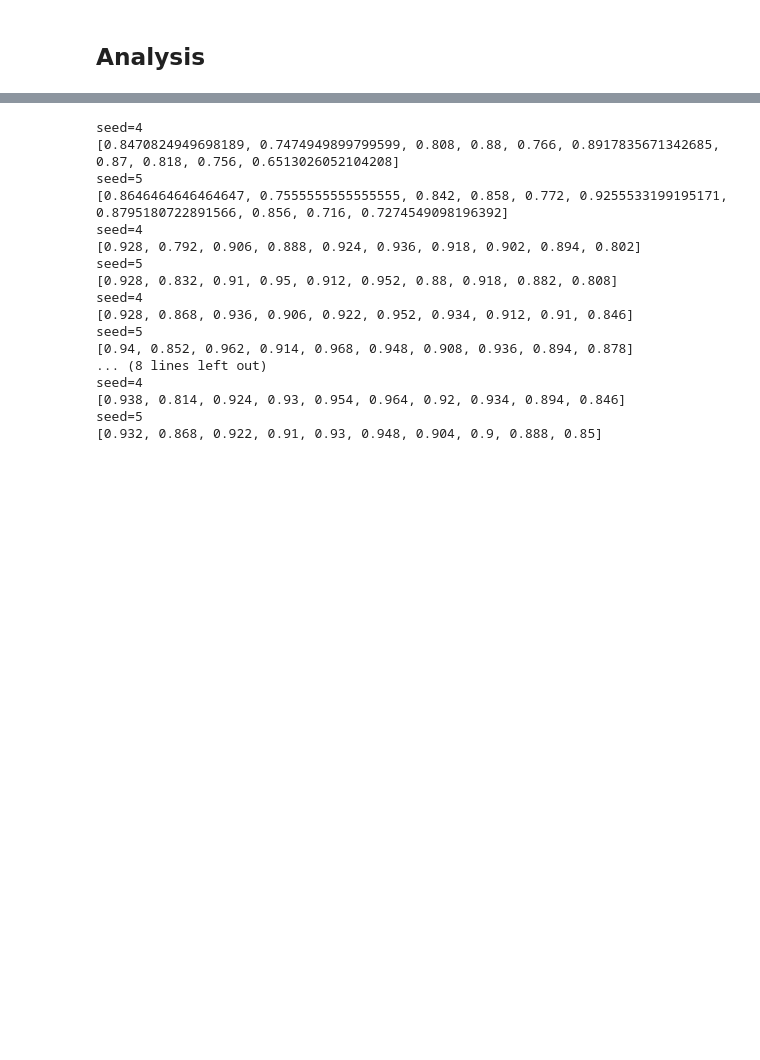
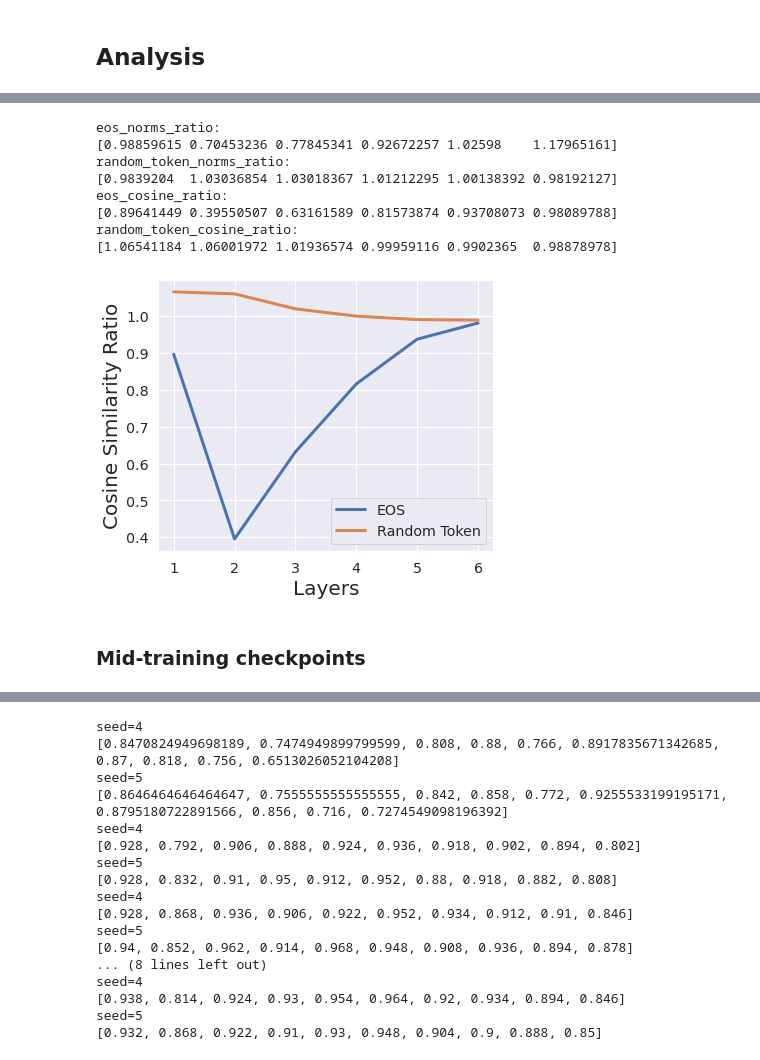
Before and after one commit to itay1itzhak/globality, a Jupyter notebook: Global Attention Metric.ipynb, the cells around one changed output, grey strips where cells are left out. Saved outputs shown, nothing was run; the diff lists cells and outputs as text; code cells hidden in the pictures; blank space fills up the shorter version.

```diff
--- a/Global Attention Metric.ipynb
+++ b/Global Attention Metric.ipynb
@@ -1056,0 +406,46 @@ NameError: name 'temp_all_models_final_results' is not defined
+# %%
+# wanted_val = 'eos_norms_ratio'
+new_df_norm = {'eos_norms_ratio':[],
+               'random_token_norms_ratio':[],
+               'eos_cosine_ratio':[],
+               'random_token_cosine_ratio':[],
+               'Layers': []
+
+}
+for wanted_val in ['eos_norms_ratio','random_token_norms_ratio','eos_cosine_ratio','random_token_cosine_ratio']:
+    a = np.array(eos_norms_all_models_results[wanted_val].tolist())
+#     for model_norms in eos_norms_all_models_results[wanted_val].tolist():
+#         for i, norm in enumerate(model_norms):
+#             new_df_norm[wanted_val] = eos_norms_all_models_results[wanted_val]
+    print(f"{wanted_val}:")
+    print(a.mean(axis=0))
+    new_df_norm[wanted_val] = a.mean(axis=0)
+
+# p_1 = sns.lineplot(x = [1,2,3,4,5,6], y = new_df_norm['eos_norms_ratio'], linewidth = 3, label="EOS")
+# p_2 = sns.lineplot(x = [1,2,3,4,5,6], y = new_df_norm['random_token_norms_ratio'], linewidth = 3, label="Random Token")
+# p_1.set_xlabel("Layers", fontsize = 20)
+# p_1.set_ylabel("Norms Ratio", fontsize = 20)
+# #plt.show()
+# cur_results_dir = '/checkpoint/itayitzhak/emb_raw/results/'
+# plt.savefig(cur_results_dir+f"eos_norms_ratio.pdf")
+
+
+p_1 = sns.lineplot(x = [1,2,3,4,5,6], y = new_df_norm['eos_cosine_ratio'], linewidth = 3, label="EOS")
+p_2 = sns.lineplot(x = [1,2,3,4,5,6], y = new_df_norm['random_token_cosine_ratio'], linewidth = 3, label="Random Token")
+p_1.set_xlabel("Layers", fontsize = 20)
+p_1.set_ylabel("Cosine Similarity Ratio", fontsize = 20)
+#plt.show()
+cur_results_dir = '/checkpoint/itayitzhak/emb_raw/results/'
+plt.savefig(cur_results_dir+f"eos_cosine_ratio.pdf")
+# %% [output]
+eos_norms_ratio:
+[0.98859615 0.70453236 0.77845341 0.92672257 1.02598    1.17965161]
+random_token_norms_ratio:
+[0.9839204  1.03036854 1.03018367 1.01212295 1.00138392 0.98192127]
+eos_cosine_ratio:
+[0.89641449 0.39550507 0.63161589 0.81573874 0.93708073 0.98089788]
+random_token_cosine_ratio:
+[1.06541184 1.06001972 1.01936574 0.99959116 0.9902365  0.98878978]
+[figure, added]
+# %% [markdown]
+### Mid-training checkpoints
```
Also changed, not shown: parts of 112 cells of this notebook, 13 other files.
